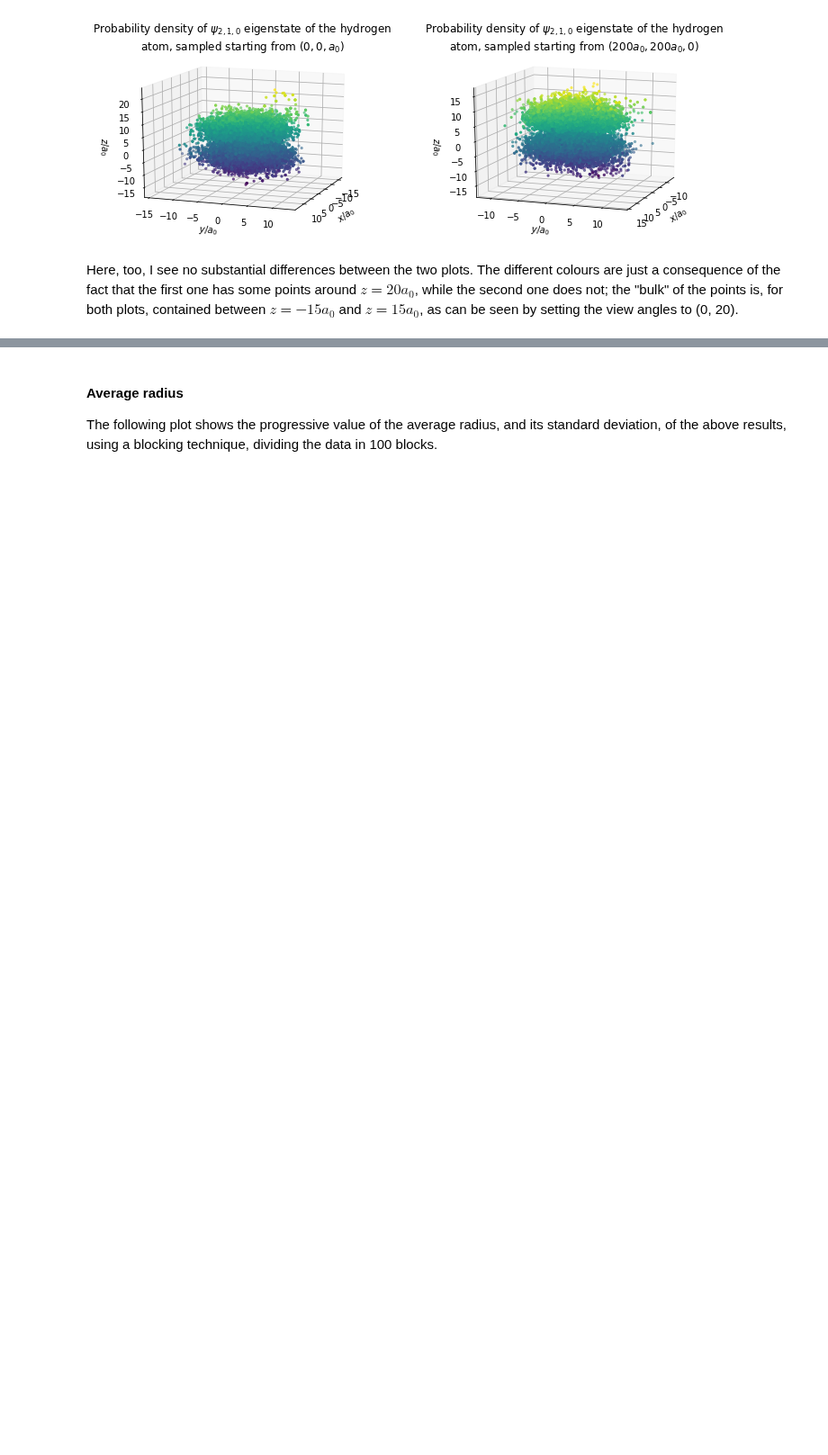
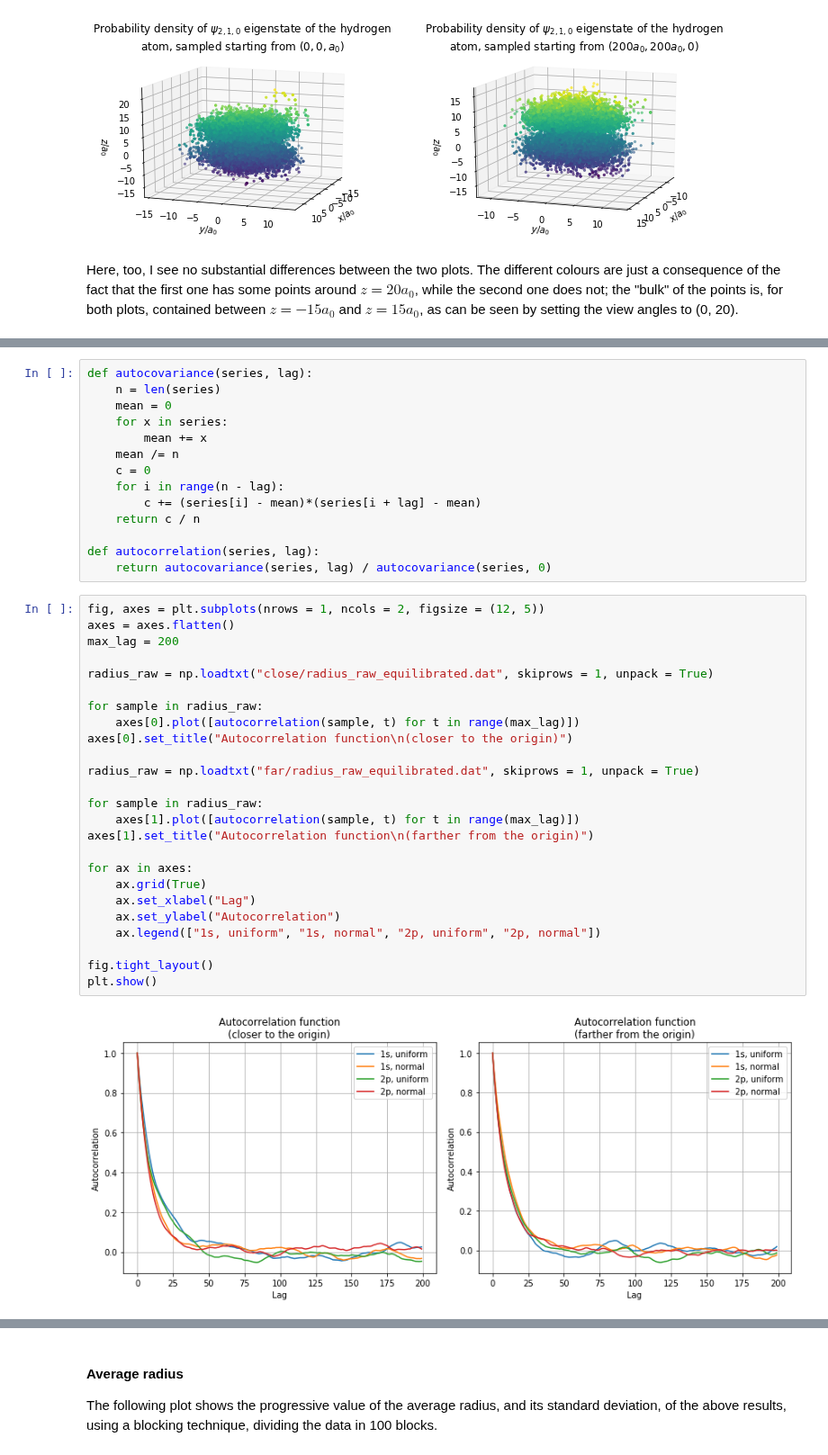
Before and after one commit to phaerrax/lab-simulazione-numerica, a Jupyter notebook: exercise05/exercise05.ipynb, the cells around one changed output, grey strips where cells are left out. Shown at 90% size. Drawn from its saved outputs; the diff is of its cells as text; blank space fills up the shorter version.

```diff
--- a/exercise05/exercise05.ipynb
+++ b/exercise05/exercise05.ipynb
@@ -117,0 +123,41 @@ The different colours are just a consequence of the fact that the first one has
+# %%
+def autocovariance(series, lag):
+    n = len(series)
+    mean = 0
+    for x in series:
+        mean += x
+    mean /= n
+    c = 0
+    for i in range(n - lag):
+        c += (series[i] - mean)*(series[i + lag] - mean)
+    return c / n
+
+def autocorrelation(series, lag):
+    return autocovariance(series, lag) / autocovariance(series, 0)
+# %%
+fig, axes = plt.subplots(nrows = 1, ncols = 2, figsize = (12, 5))
+axes = axes.flatten()
+max_lag = 200
+
+radius_raw = np.loadtxt("close/radius_raw_equilibrated.dat", skiprows = 1, unpack = True)
+
+for sample in radius_raw:
+    axes[0].plot([autocorrelation(sample, t) for t in range(max_lag)])
+axes[0].set_title("Autocorrelation function\n(closer to the origin)")
+
+radius_raw = np.loadtxt("far/radius_raw_equilibrated.dat", skiprows = 1, unpack = True)
+
+for sample in radius_raw:
+    axes[1].plot([autocorrelation(sample, t) for t in range(max_lag)])
+axes[1].set_title("Autocorrelation function\n(farther from the origin)")
+
+for ax in axes:
+    ax.grid(True)
+    ax.set_xlabel("Lag")
+    ax.set_ylabel("Autocorrelation")
+    ax.legend(["1s, uniform", "1s, normal", "2p, uniform", "2p, normal"])
+
+fig.tight_layout()
+plt.show()
+# %% [output]
+[figure, added]
```
Also changed, not shown: parts of 4 cells of this notebook, 4 other files.
